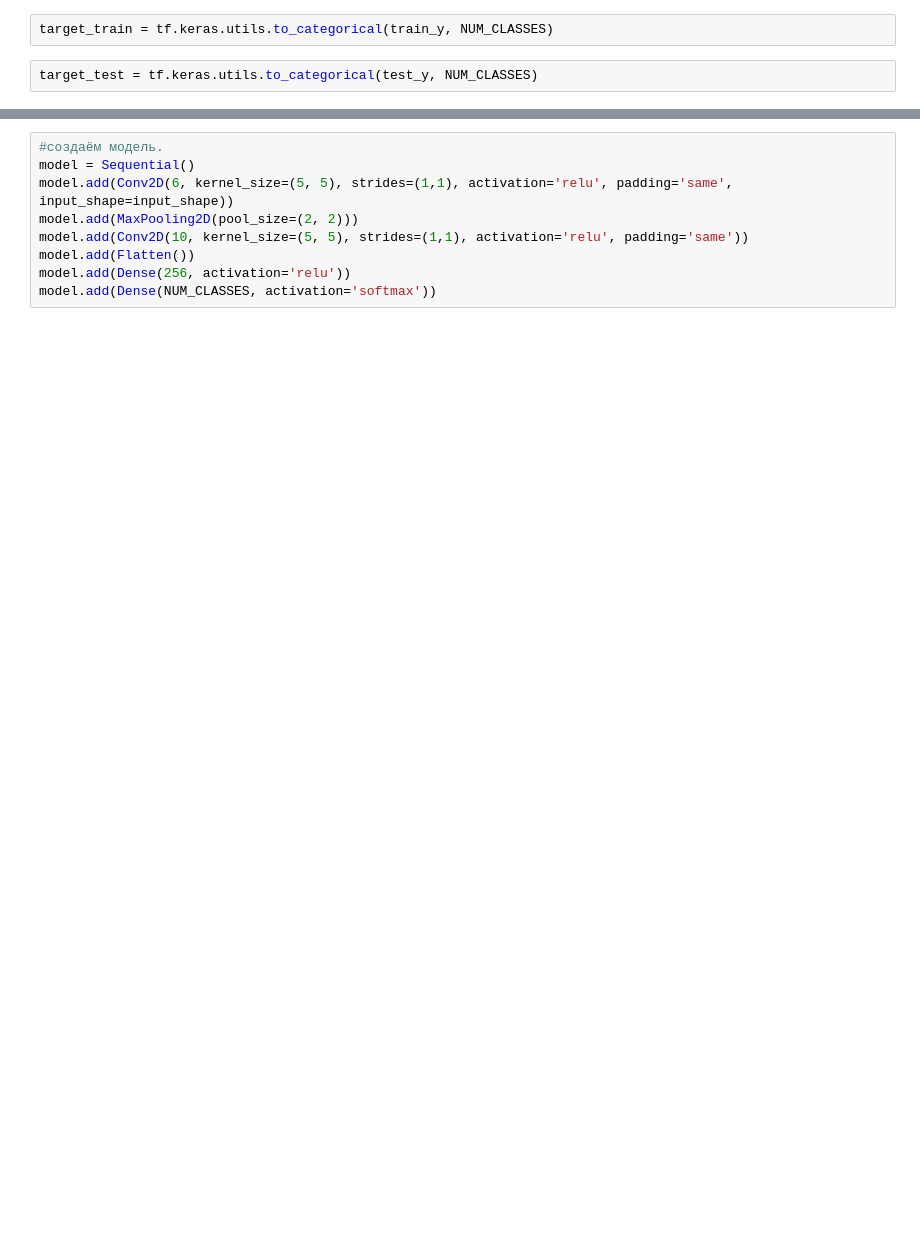
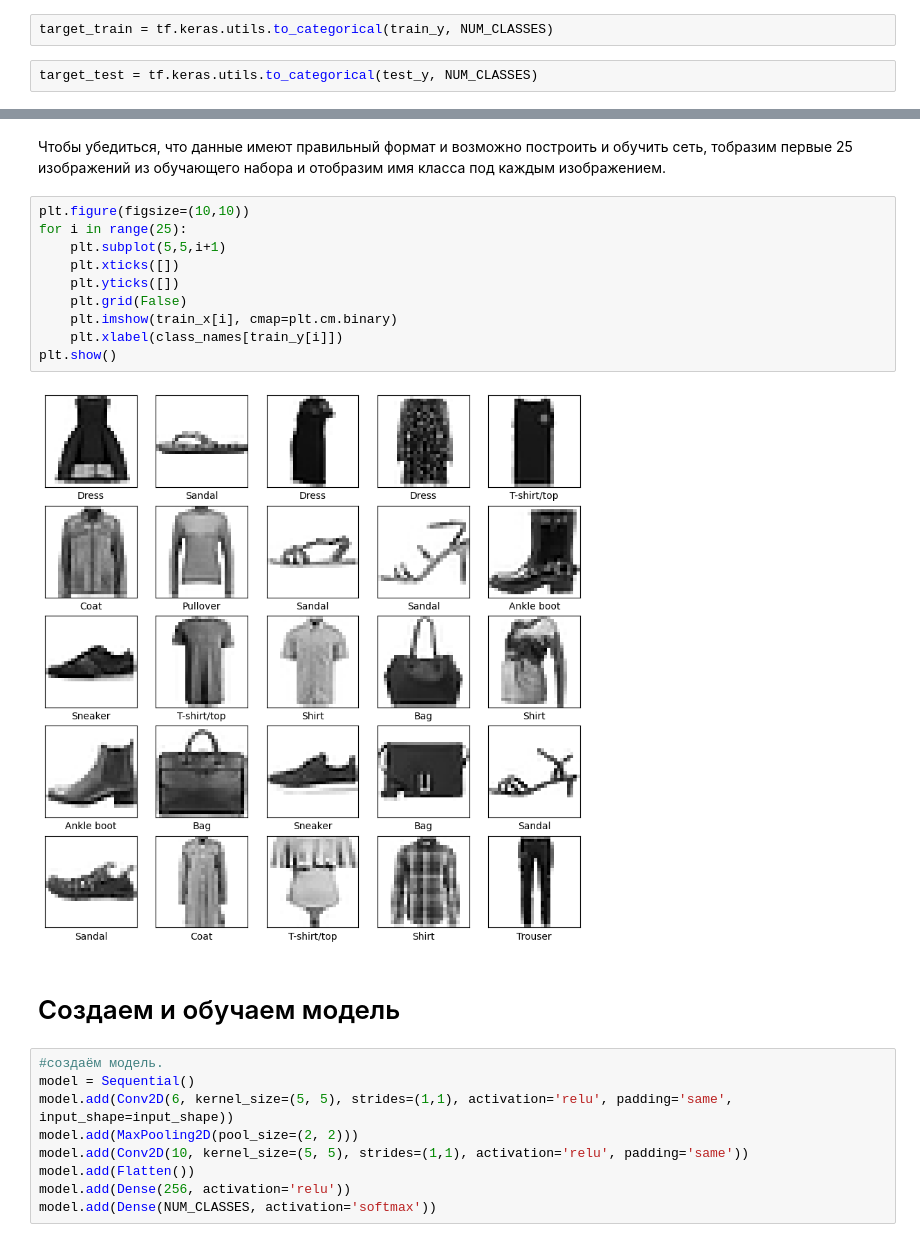
Before and after one commit to smirnovaanastasia1234/MDS-UFU-DL-TEST, a Jupyter notebook: MDS_UFU_DL_TEST.ipynb, the cells around one changed output, grey strips where cells are left out. Cells and saved outputs as stored; diff of their text form; blank space fills up the shorter version.

```diff
--- a/MDS_UFU_DL_TEST.ipynb
+++ b/MDS_UFU_DL_TEST.ipynb
@@ -170,3 +173,19 @@ https://www.tensorflow.org/tutorials/keras/classification?hl=ru
+# %% [markdown]
+Чтобы убедиться, что данные имеют правильный формат и возможно построить и обучить сеть, тобразим первые 25 изображений из обучающего набора и отобразим имя класса под каждым изображением.
+# %%
+plt.figure(figsize=(10,10))
+for i in range(25):
+    plt.subplot(5,5,i+1)
+    plt.xticks([])
+    plt.yticks([])
+    plt.grid(False)
+    plt.imshow(train_x[i], cmap=plt.cm.binary)
+    plt.xlabel(class_names[train_y[i]])
+plt.show()
+# %% [output]
+[figure, added]
+# %% [markdown]
+# Создаем и обучаем модель
 # %%
 #создаём модель.
 model = Sequential()
```
Also changed, not shown: parts of 25 cells of this notebook.
